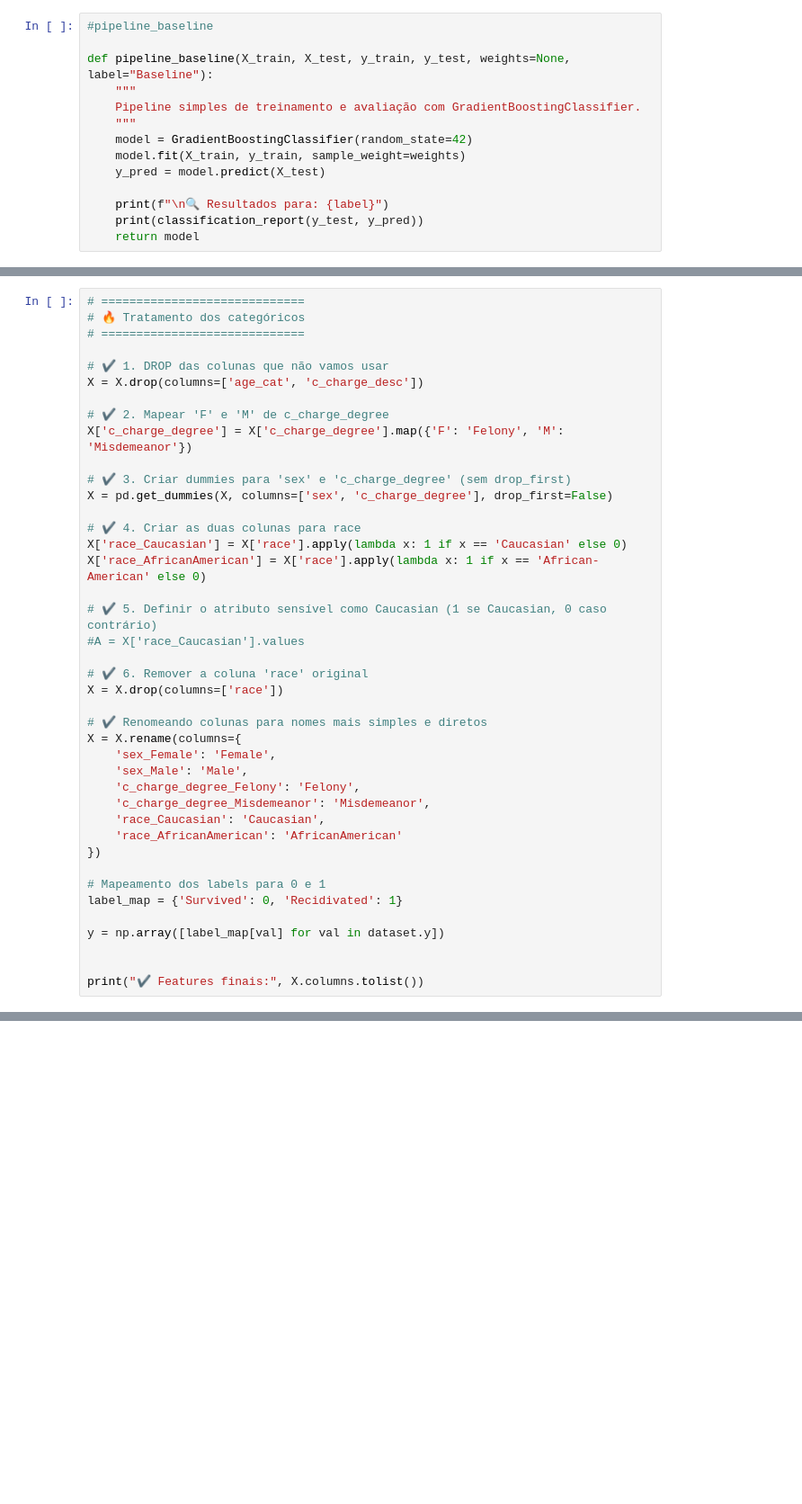
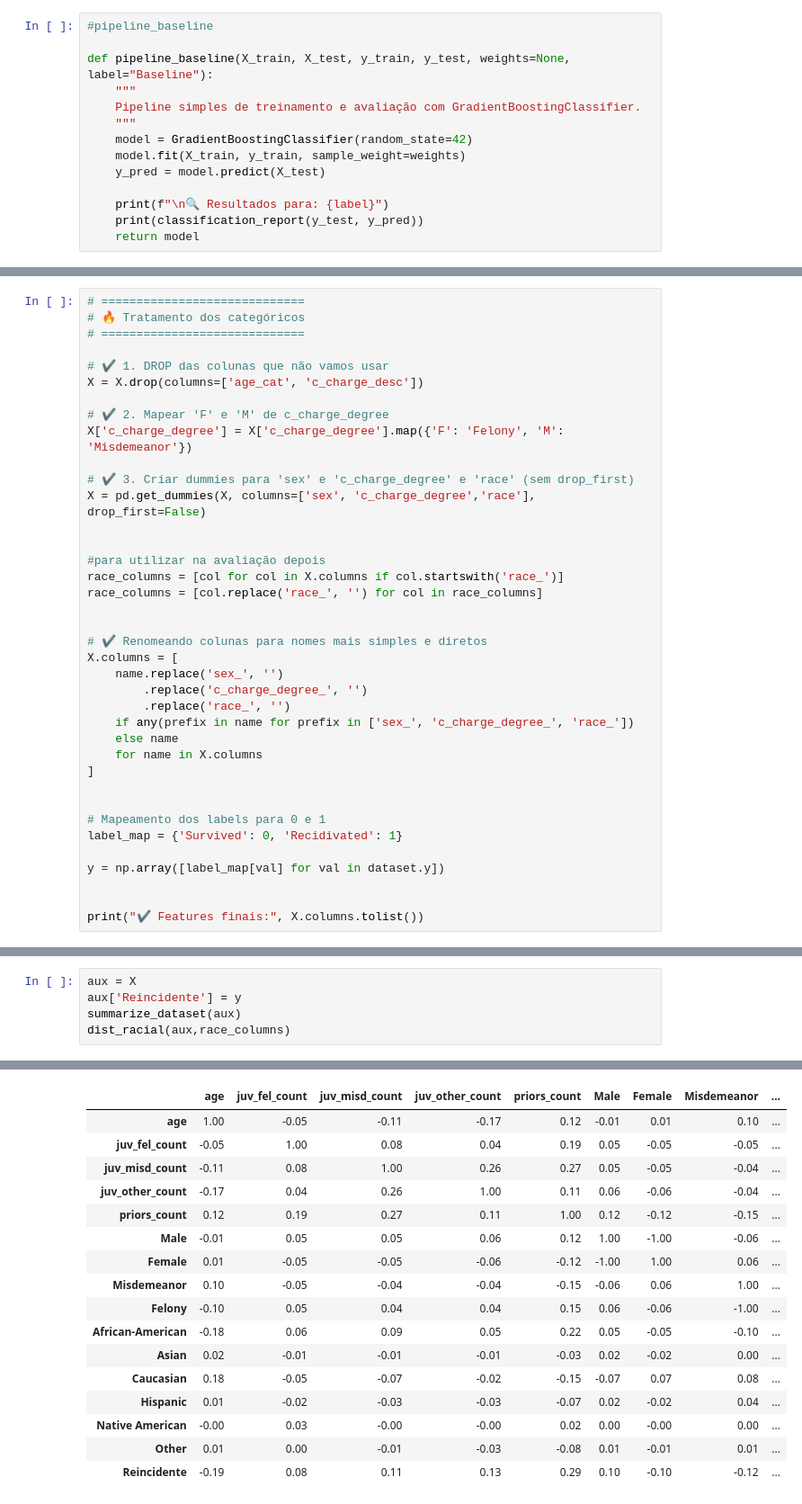
Before and after one commit to davimart/psg-compas, a Jupyter notebook: FairShap_COMPAS.ipynb, the cells around one changed output, grey strips where cells are left out. Shown at 90% size. Saved outputs shown, nothing was run; the diff lists cells and outputs as text; blank space fills up the shorter version.

```diff
--- a/FairShap_COMPAS.ipynb
+++ b/FairShap_COMPAS.ipynb
@@ -235,28 +345,25 @@ X = X.drop(columns=['age_cat', 'c_charge_desc'])
 # ✔️ 2. Mapear 'F' e 'M' de c_charge_degree
 X['c_charge_degree'] = X['c_charge_degree'].map({'F': 'Felony', 'M': 'Misdemeanor'})
 
-# ✔️ 3. Criar dummies para 'sex' e 'c_charge_degree' (sem drop_first)
-X = pd.get_dummies(X, columns=['sex', 'c_charge_degree'], drop_first=False)
+# ✔️ 3. Criar dummies para 'sex' e 'c_charge_degree' e 'race' (sem drop_first)
+X = pd.get_dummies(X, columns=['sex', 'c_charge_degree','race'], drop_first=False)
 
-# ✔️ 4. Criar as duas colunas para race
-X['race_Caucasian'] = X['race'].apply(lambda x: 1 if x == 'Caucasian' else 0)
-X['race_AfricanAmerican'] = X['race'].apply(lambda x: 1 if x == 'African-American' else 0)
 
-# ✔️ 5. Definir o atributo sensível como Caucasian (1 se Caucasian, 0 caso contrário)
-#A = X['race_Caucasian'].values
+#para utilizar na avaliação depois
+race_columns = [col for col in X.columns if col.startswith('race_')]
+race_columns = [col.replace('race_', '') for col in race_columns]
 
-# ✔️ 6. Remover a coluna 'race' original
-X = X.drop(columns=['race'])
 
 # ✔️ Renomeando colunas para nomes mais simples e diretos
-X = X.rename(columns={
-    'sex_Female': 'Female',
-    'sex_Male': 'Male',
-    'c_charge_degree_Felony': 'Felony',
-    'c_charge_degree_Misdemeanor': 'Misdemeanor',
-    'race_Caucasian': 'Caucasian',
-    'race_AfricanAmerican': 'AfricanAmerican'
-})
+X.columns = [
+    name.replace('sex_', '')
+        .replace('c_charge_degree_', '')
+        .replace('race_', '')
+    if any(prefix in name for prefix in ['sex_', 'c_charge_degree_', 'race_'])
+    else name
+    for name in X.columns
+]
+
 
 # Mapeamento dos labels para 0 e 1
 label_map = {'Survived': 0, 'Recidivated': 1}
@@ -339,0 +434,6 @@ Shape de X_scaled: (6167, 11)
+# %%
+aux = X
+aux['Reincidente'] = y
+summarize_dataset(aux)
+dist_racial(aux,race_columns)
+# %% [output]
@@ -339,0 +495,17 @@ Shape de X_scaled: (6167, 11)
+|  | age | juv_fel_count | juv_misd_count | juv_other_count | priors_count | Male | Female | Misdemeanor | ... |
+| age | 1.00 | -0.05 | -0.11 | -0.17 | 0.12 | -0.01 | 0.01 | 0.10 | ... |
+| juv_fel_count | -0.05 | 1.00 | 0.08 | 0.04 | 0.19 | 0.05 | -0.05 | -0.05 | ... |
+| juv_misd_count | -0.11 | 0.08 | 1.00 | 0.26 | 0.27 | 0.05 | -0.05 | -0.04 | ... |
+| juv_other_count | -0.17 | 0.04 | 0.26 | 1.00 | 0.11 | 0.06 | -0.06 | -0.04 | ... |
+| priors_count | 0.12 | 0.19 | 0.27 | 0.11 | 1.00 | 0.12 | -0.12 | -0.15 | ... |
+| Male | -0.01 | 0.05 | 0.05 | 0.06 | 0.12 | 1.00 | -1.00 | -0.06 | ... |
+| Female | 0.01 | -0.05 | -0.05 | -0.06 | -0.12 | -1.00 | 1.00 | 0.06 | ... |
+| Misdemeanor | 0.10 | -0.05 | -0.04 | -0.04 | -0.15 | -0.06 | 0.06 | 1.00 | ... |
+| Felony | -0.10 | 0.05 | 0.04 | 0.04 | 0.15 | 0.06 | -0.06 | -1.00 | ... |
+| African-American | -0.18 | 0.06 | 0.09 | 0.05 | 0.22 | 0.05 | -0.05 | -0.10 | ... |
+| Asian | 0.02 | -0.01 | -0.01 | -0.01 | -0.03 | 0.02 | -0.02 | 0.00 | ... |
+| Caucasian | 0.18 | -0.05 | -0.07 | -0.02 | -0.15 | -0.07 | 0.07 | 0.08 | ... |
+| Hispanic | 0.01 | -0.02 | -0.03 | -0.03 | -0.07 | 0.02 | -0.02 | 0.04 | ... |
+| Native American | -0.00 | 0.03 | -0.00 | -0.00 | 0.02 | 0.00 | -0.00 | 0.00 | ... |
+| Other | 0.01 | 0.00 | -0.01 | -0.03 | -0.08 | 0.01 | -0.01 | 0.01 | ... |
+| Reincidente | -0.19 | 0.08 | 0.11 | 0.13 | 0.29 | 0.10 | -0.10 | -0.12 | ... |
```
Also changed, not shown: parts of 59 cells of this notebook, 3 other files.
